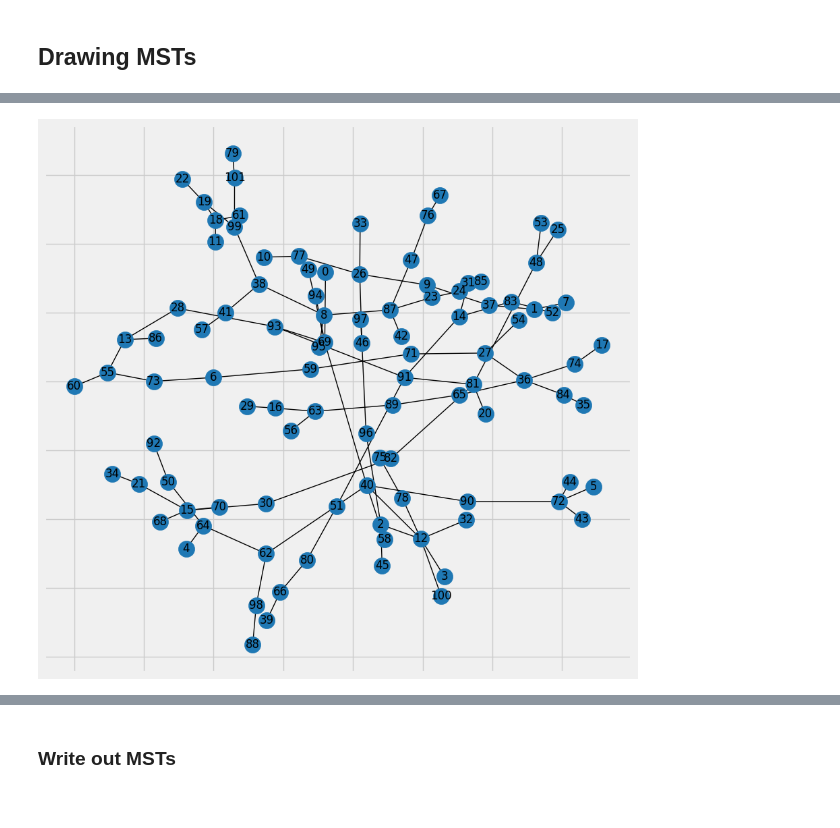
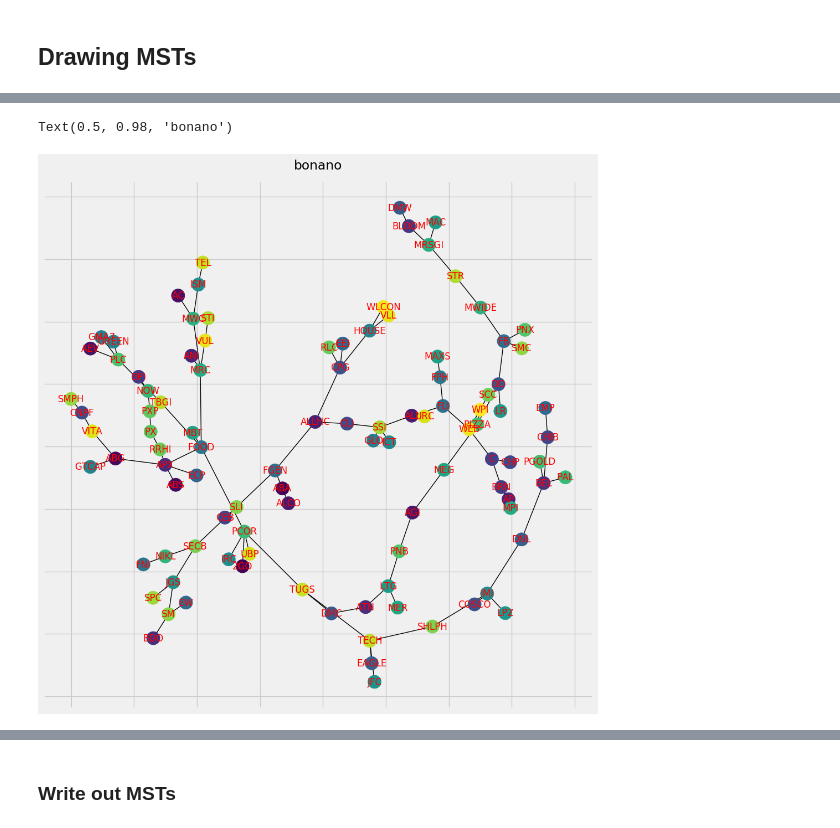
Before and after one commit to enzoampil/fastquant, a Jupyter notebook: examples/network_analysis.ipynb, the cells around one changed output, grey strips where cells are left out. Cells and saved outputs as stored; diff of their text form; code cells hidden in the pictures.

```diff
--- a/examples/network_analysis.ipynb
+++ b/examples/network_analysis.ipynb
@@ -199,5 +217,13 @@ nx.draw_networkx(MST_b)
-# %%
-fig = pl.figure(figsize=(10,10))
-nx.draw_networkx(MST_m)
-# %% [output]
-[figure, removed]
+# %%
+fig = pl.figure(figsize=(10,10), constrained_layout=True)
+nx.draw_networkx(MST_b,
+                 pos=nx.spring_layout(MST_b),
+                 labels=nx.get_node_attributes(MST_b, 'label'),
+                 node_color=range(len(MST_b)),
+                 cmap='viridis', #pl.get_cmap("Blues"),
+                 font_color='r'
+                )
+fig.suptitle('bonano')
+# %% [output]
+Text(0.5, 0.98, 'bonano')
+[figure, added]
```
Also changed, not shown: parts of 15 cells of this notebook.
